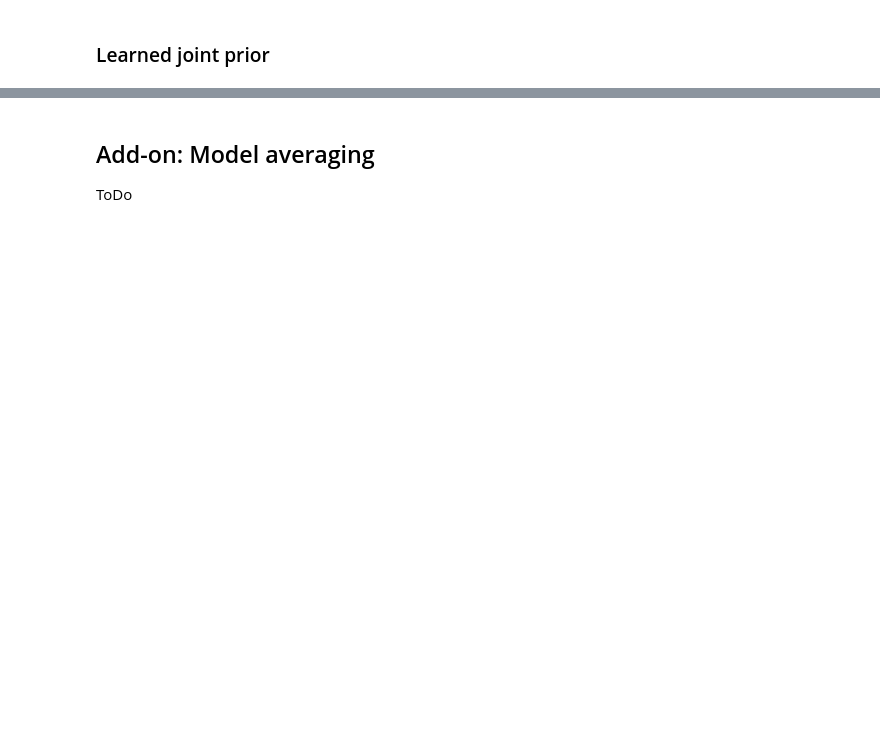
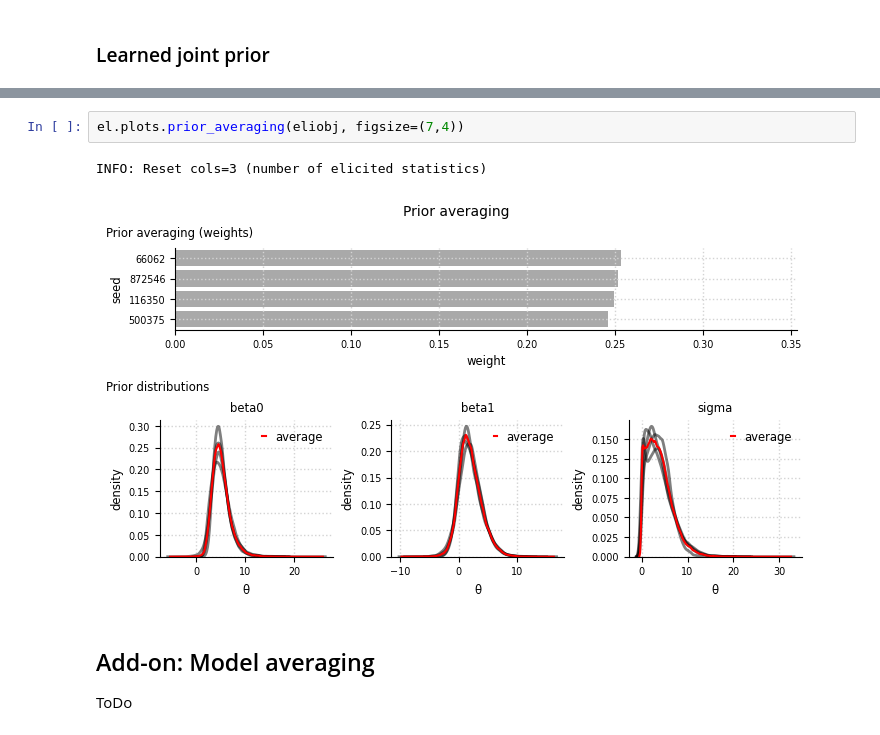
Before and after one commit to florence-bockting/prior_elicitation, a Jupyter notebook: docs/source/tutorials/toymodel_deep.ipynb, the cells around one changed output, grey strips where cells are left out. Drawn from its saved outputs; the diff is of its cells as text; blank space fills up the shorter version.

```diff
--- a/docs/source/tutorials/toymodel_deep.ipynb
+++ b/docs/source/tutorials/toymodel_deep.ipynb
@@ -226,3 +235,8 @@ el.plots.priors(eliobj, constraints=dict(sigma="positive"))
+# %%
+el.plots.prior_averaging(eliobj, figsize=(7,4))
+# %% [output]
+INFO: Reset cols=3 (number of elicited statistics)
+[figure, added]
 # %% [markdown]
 ## Add-on: Model averaging
 
```
Also changed, not shown: parts of 17 cells of this notebook, 11 other files.
